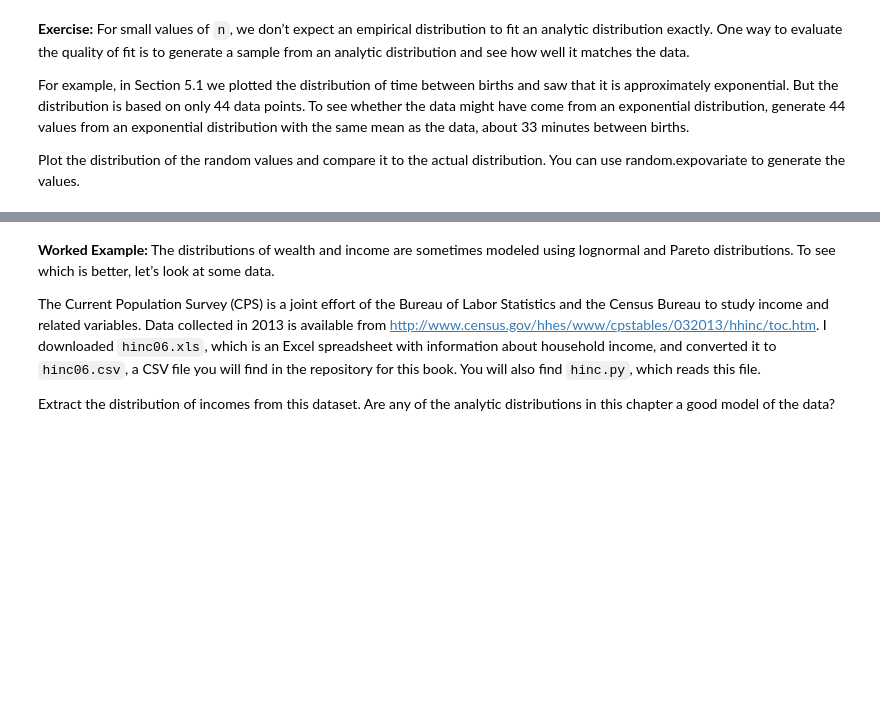
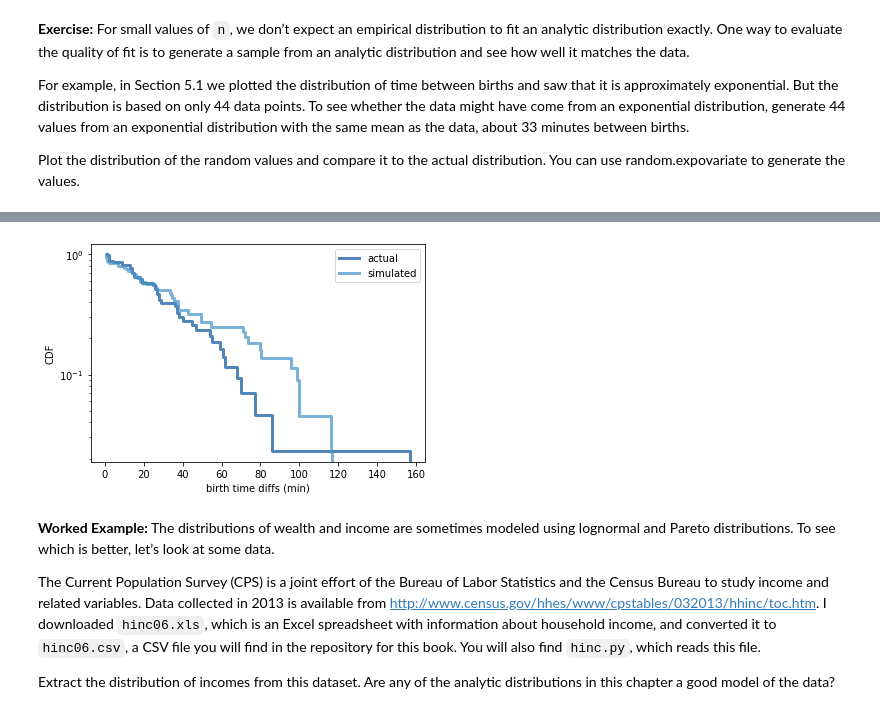
Before and after one commit to smithb16/ThinkStats2, a Jupyter notebook: mycode/chap05ex.ipynb, the cells around one changed output, grey strips where cells are left out. Saved outputs shown, nothing was run; the diff lists cells and outputs as text; code cells hidden in the pictures; blank space fills up the shorter version.

```diff
--- a/mycode/chap05ex.ipynb
+++ b/mycode/chap05ex.ipynb
@@ -475,3 +487,13 @@ sample = [random.expovariate(lam) for _ in range(n)]
+# %%
+## plot simulation vs. data
+cdf_sample = thinkstats2.Cdf(sample, label='simulated')
+thinkplot.PrePlot(2)
+thinkplot.Cdf(cdf, complement=True)
+thinkplot.Cdf(cdf_sample, complement=True)
+thinkplot.Config(xlabel='birth time diffs (min)',
+               ylabel='CDF', yscale='log')
+# %% [output]
+[figure, added]
 # %%
 # Solution goes here
 # %% [markdown]
```
Also changed, not shown: parts of 10 cells of this notebook, 12 other files.
